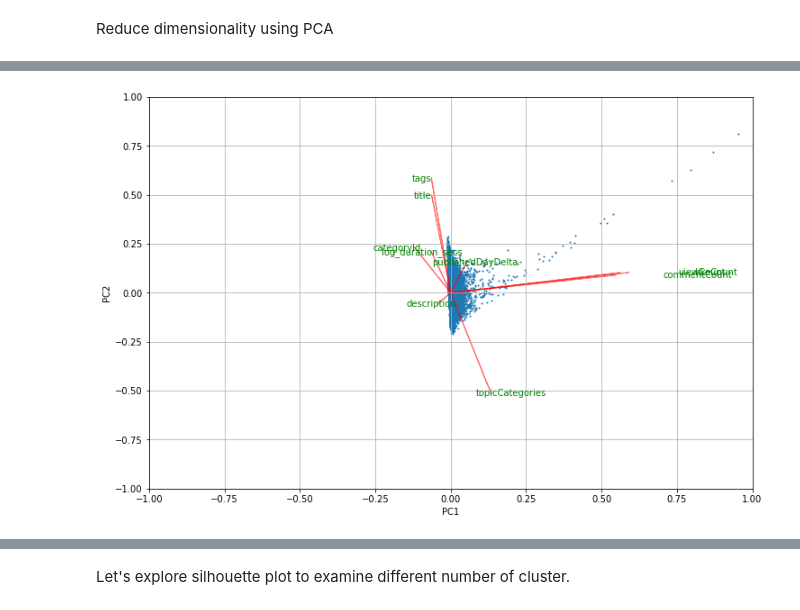
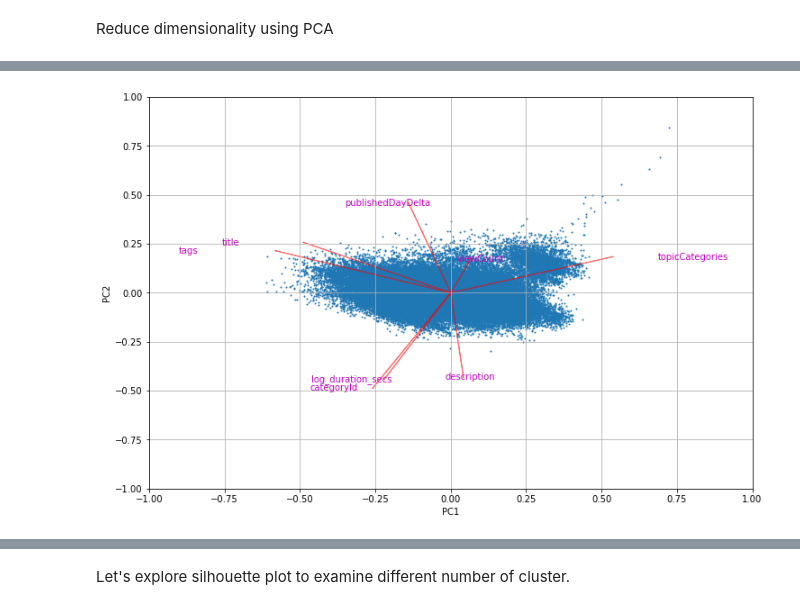
Before and after one commit to ajinkyabhanudas/SIADS696, a Jupyter notebook: EDA_Poom.ipynb, the cells around one changed output, grey strips where cells are left out. Cells and saved outputs as stored; diff of their text form; code cells hidden in the pictures.

```diff
--- a/EDA_Poom.ipynb
+++ b/EDA_Poom.ipynb
@@ -216,9 +201,10 @@ def create_dataset(df, featureset, primary=True):
 
   return df[featureset]
 # %%
-features = ['title', 'description', 'tags',
- 'categoryId', 'viewCount', 'likeCount',
- 'commentCount', 'log_duration_secs',
-  'topicCategories', 'publishedDayDelta']
+features = [
+  'title', 'description', 'tags',
+  'channelTitle', 'categoryId', 'viewCount',
+  'log_duration_secs', 'topicCategories', 'publishedDayDelta'
+ ]
 
 prep_df = create_dataset(raw_df, features)
@@ -310,0 +302,2 @@ vec_df.sample(3)
+# %%
+view_vec = vec_df.drop(columns='channelTitle')
@@ -311,7 +309,8 @@ vec_df.sample(3)
 # %%
 # scale the df to be fitted with PCA
 scaler = StandardScaler()
-scale_df = scaler.fit_transform(vec_df)
+scale_view_vec = scaler.fit_transform(view_vec)
+scale_norm_view_vec = scaler.fit_transform(norm_view_vec)
 # %%
 # create biplot source from https://sukhbinder.wordpress.com/2015/08/05/biplot-with-python/ + unsupervise learning class
 def biplot(score, coeff, maxdim, pcax=1, pcay=2, labels=None):
@@ -332,19 +331,20 @@ def biplot(score, coeff, maxdim, pcax=1, pcay=2, labels=None):
     for i in range(n):
         plt.arrow(0, 0, coeff[i,pca1], coeff[i,pca2],color='r',alpha=0.5)
         if labels is None:
-            plt.text(coeff[i,pca1]* text_scale_factor, coeff[i,pca2] * text_scale_factor, "Var"+str(i+1), color='g', ha='center', va='center')
+            plt.text(coeff[i,pca1]* text_scale_factor, coeff[i,pca2] * text_scale_factor, "Var"+str(i+1), color='k', ha='center', va='center')
         else:
-            plt.text(coeff[i,pca1]* text_scale_factor, coeff[i,pca2], labels[i], color='g', ha='center', va='center')
+            plt.text(coeff[i,pca1]* text_scale_factor, coeff[i,pca2], labels[i], color='m', ha='center', va='center')
     plt.xlim(-1,1)
     plt.ylim(-1,1)
     plt.xlabel("PC{}".format(pcax))
     plt.ylabel("PC{}".format(pcay))
     plt.grid()
 # %%
+# biplot viewCount
 score_pca = PCA(n_components=2)
-score = score_pca.fit_transform(scale_df)
-labels = vec_df.columns
+score = score_pca.fit_transform(scale_view_vec)
+labels = view_vec.columns
 coeff = np.transpose(score_pca.components_)
 biplot(score,coeff, maxdim=12, labels=labels)
 # %% [output]
-[figure, old version]
+[figure, new version]
```
Also changed, not shown: parts of 11 cells of this notebook.
